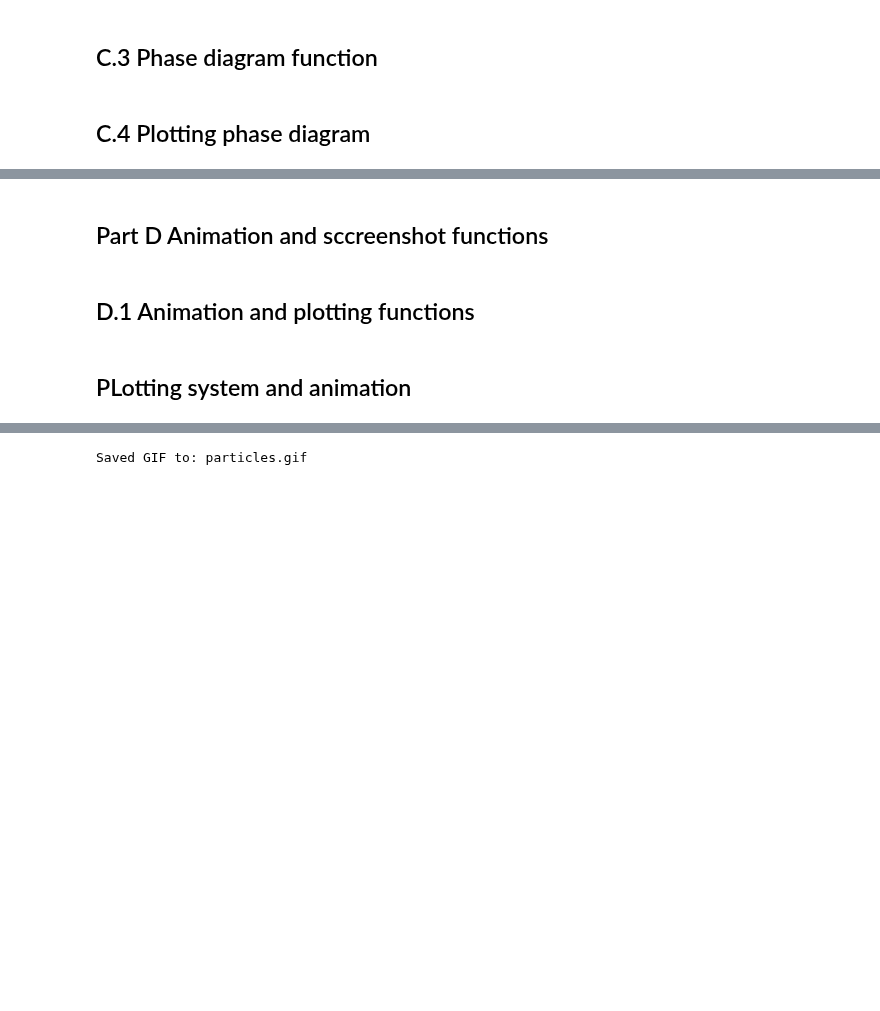
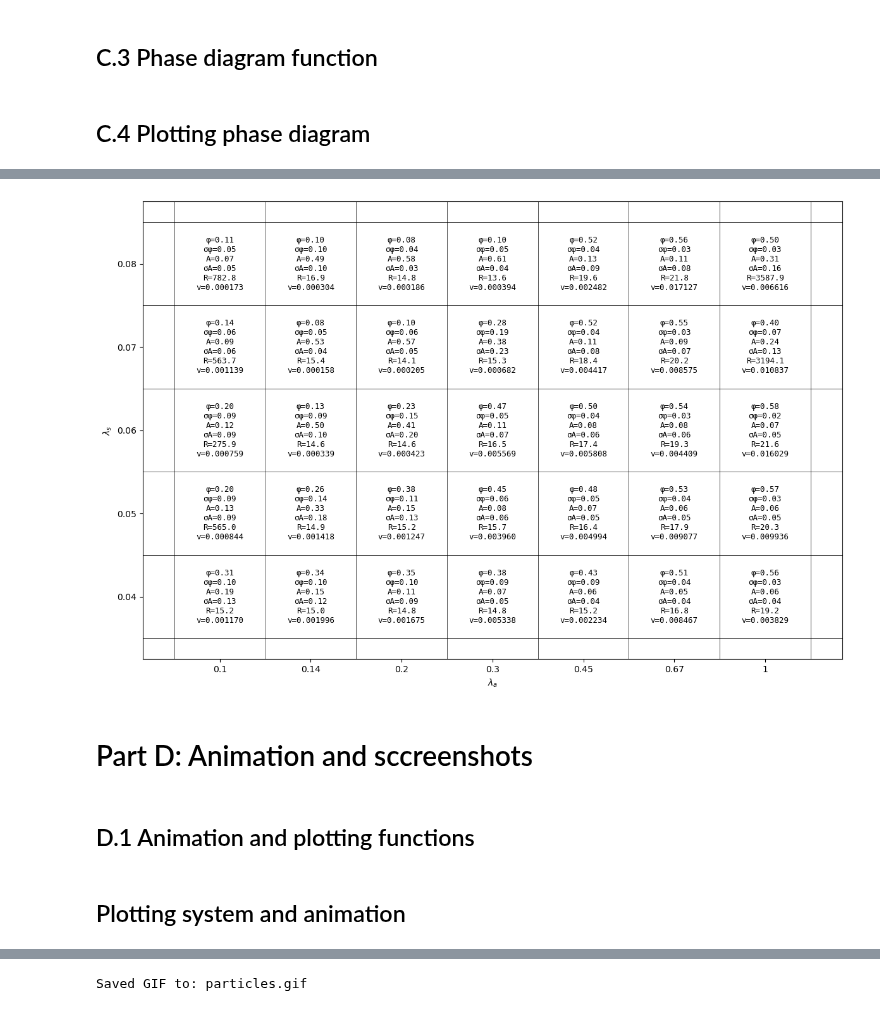
Before and after one commit to Jochem1234/active-matter-project, a Jupyter notebook: soft_active_matter.ipynb, the cells around one changed output, grey strips where cells are left out. Drawn from its saved outputs; the diff is of its cells as text; code cells hidden in the pictures; blank space fills up the shorter version.

```diff
--- a/soft_active_matter.ipynb
+++ b/soft_active_matter.ipynb
@@ -860,5 +855,63 @@ plotting_phase_diagram_la_ls(sims)
+# %%
+fig, ax = plt.subplots(figsize=(12, 8))
+
+for sim in sims.values():
+
+    p = sim["params"]
+    s = sim["summary"]
+
+    stats = summarize_late_time(s)
+
+    la_vals = [0.1, 0.14, 0.2, 0.3, 0.45, 0.67, 1]
+    ls_vals = [0.04, 0.05, 0.06, 0.07, 0.08]
+
+    la_to_x = {v: i for i, v in enumerate(la_vals)}
+    ls_to_y = {v: i for i, v in enumerate(ls_vals)}
+
+    x = la_to_x[p.lambda_a]
+    y = ls_to_y[p.lambda_s]
+
+    txt = (
+        f"φ={stats['mean_phi']:.2f}\n"
+        f"σφ={stats['std_phi']:.2f}\n"
+        f"A={stats['mean_angular']:.2f}\n"
+        f"σA={stats['std_angular']:.2f}\n"
+        f"R={stats['mean_rms_radius']:.1f}\n"
+        f"v={stats['mean_com_speed']:.6f}"
+    )
+
+    ax.text(
+        x,
+        y,
+        txt,
+        ha="center",
+        va="center",
+        fontsize=9,   # was 7
+        family="monospace",
+    )
+
+# draw grid
+for x in range(len(la_vals)+1):
+    ax.axvline(x-0.5, color="k", lw=0.5)
+
+for y in range(len(ls_vals)+1):
+    ax.axhline(y-0.5, color="k", lw=0.5)
+
+ax.set_xticks(range(len(la_vals)))
+ax.set_xticklabels(la_vals)
+
+ax.set_yticks(range(len(ls_vals)))
+ax.set_yticklabels(ls_vals)
+
+ax.set_xlabel(r"$\lambda_a$")
+ax.set_ylabel(r"$\lambda_s$")
+
+plt.tight_layout()
+plt.show()
+# %% [output]
+[figure, added]
 # %% [markdown]
-## Part D Animation and sccreenshot functions
+# Part D: Animation and sccreenshots
 # %% [markdown]
 ## D.1 Animation and plotting functions
 # %%
@@ -1080,5 +1133,5 @@ def plot_single_snapshot(
 
     return fig, ax
 # %% [markdown]
-## PLotting system and animation
+## Plotting system and animation
 # %%
```
Also changed, not shown: parts of 18 cells of this notebook, 3 other files.
